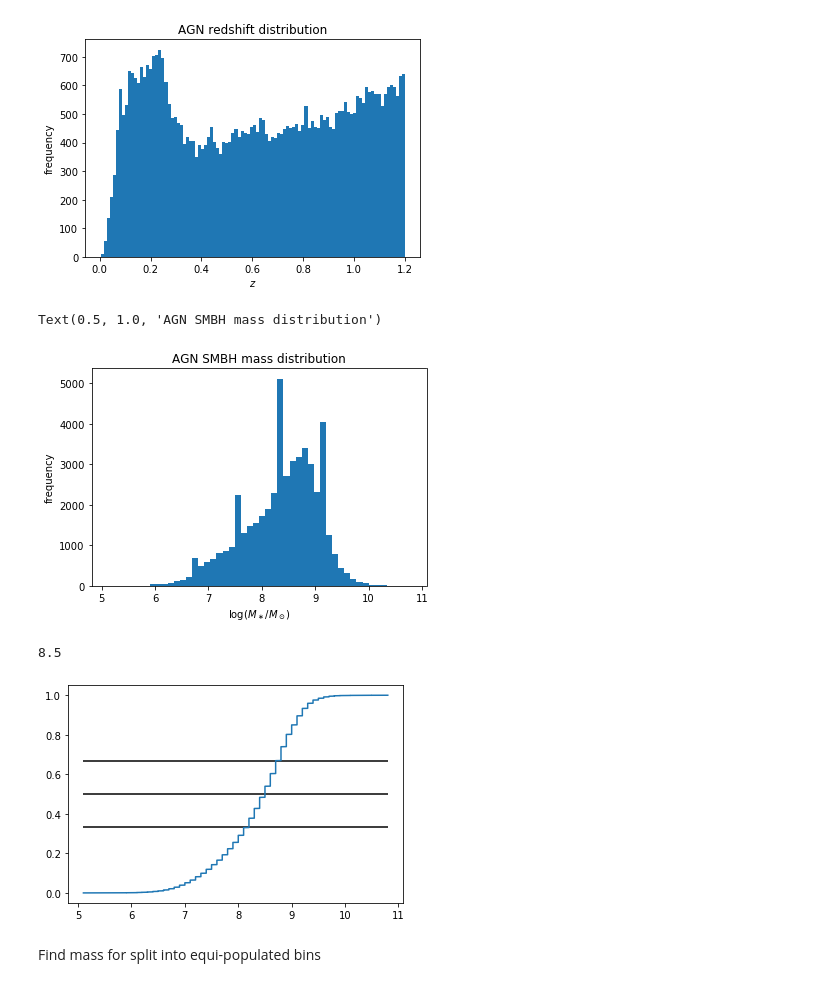
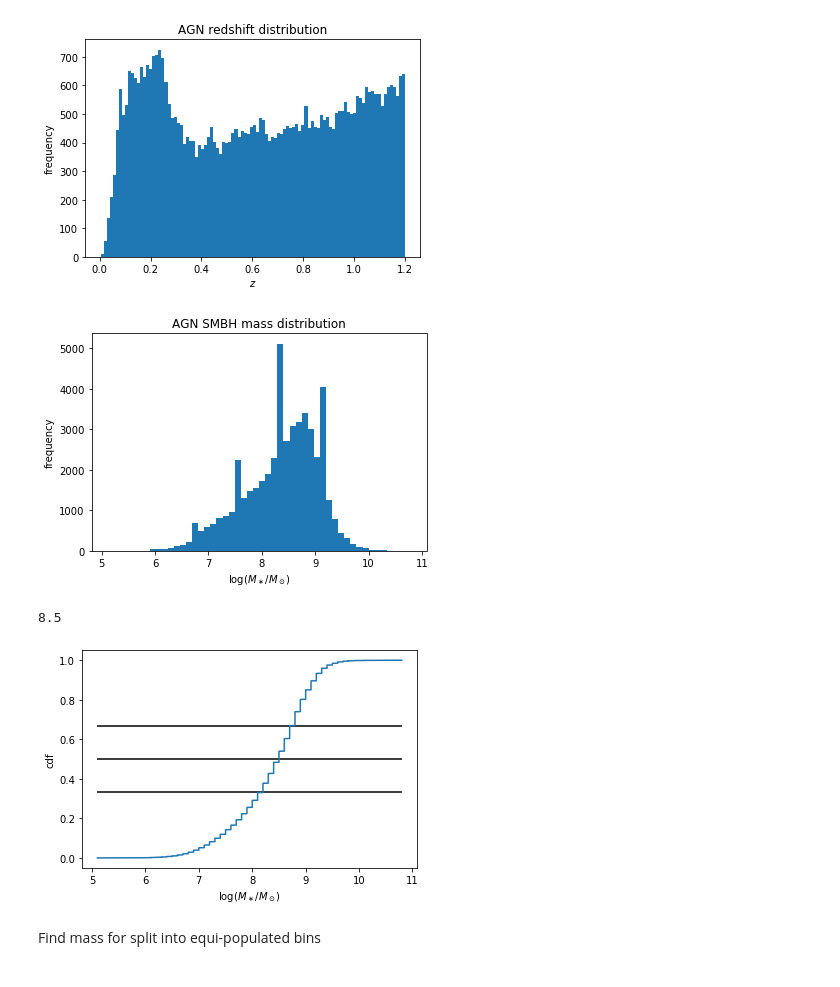
Before and after one commit to ziwenkk/unions-shear-ustc-cea, a Jupyter notebook: notebooks/agn_ggl/SMBH cataogue basics.ipynb, the cells around one changed output. Saved outputs shown, nothing was run; the diff lists cells and outputs as text; code cells hidden in the pictures.

```diff
--- a/notebooks/agn_ggl/SMBH cataogue basics.ipynb
+++ b/notebooks/agn_ggl/SMBH cataogue basics.ipynb
@@ -71,9 +73,8 @@ _ = plt.title('AGN redshift distribution')
 plt.hist(dat['logM'], bins=50)
 plt.xlabel(r'$\log ( M_\ast / M_\odot )$')
 plt.ylabel('frequency')
-plt.title('AGN SMBH mass distribution')
+_ = plt.title('AGN SMBH mass distribution')
 # %% [output]
-Text(0.5, 1.0, 'AGN SMBH mass distribution')
 [figure]
 # %%
 # If we want to split the sample into two mass bins, best is maybe at the median
@@ -86,13 +87,16 @@ cdf = ECDF(dat['logM'])
 # %%
 # Plot with some lines to split (e.g. 1/3, 2/3 for split into three samples)
 plt.plot(cdf.x, cdf.y, '-')
 
 xmin, xmax = cdf.x[1], cdf.x[-1]
 # cdf.x[0] is -infinity
 
+plt.xlabel(r'$\log ( M_\ast / M_\odot )$')
+plt.ylabel('cdf')
+
 _ = plt.hlines([1/3, 0.5, 2/3], xmin, xmax)
 # %% [output]
-[figure, old version]
+[figure, new version]
 # %% [markdown]
 Find mass for split into equi-populated bins
 # %%
```
Also changed, not shown: parts of 12 cells of this notebook.
